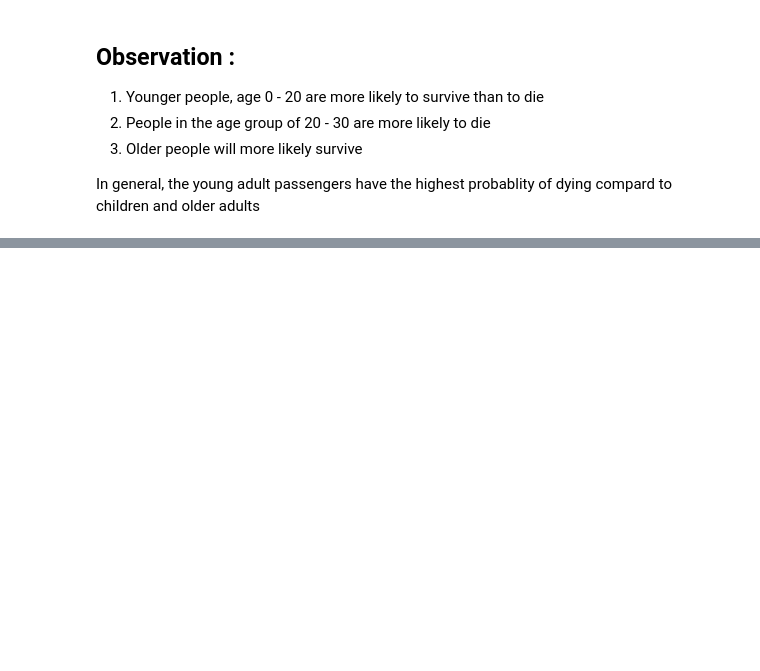
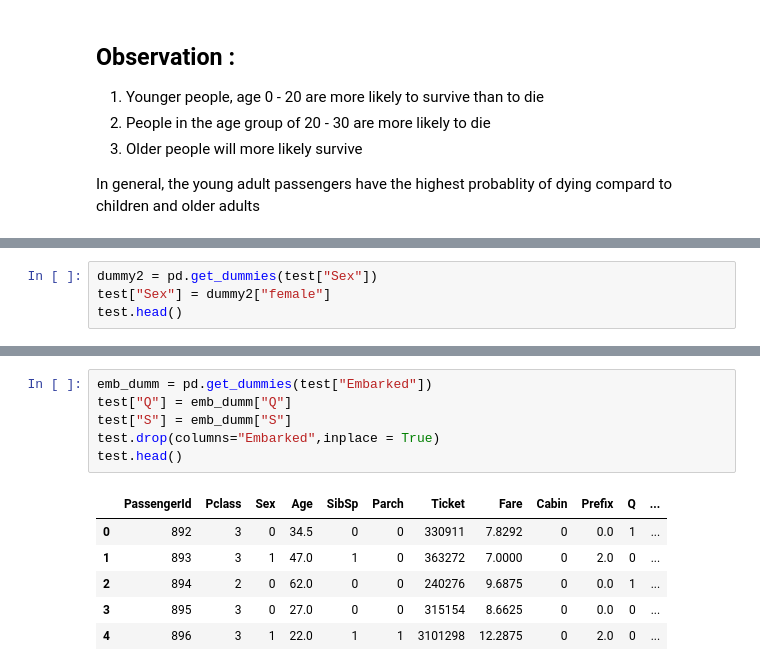
Before and after one commit to eshitagoel/Titanic_Survival, a Jupyter notebook: Titanic Survival.ipynb, the cells around one changed output, grey strips where cells are left out. Drawn from its saved outputs; the diff is of its cells as text; blank space fills up the shorter version.

```diff
--- a/Titanic Survival.ipynb
+++ b/Titanic Survival.ipynb
@@ -339,0 +383,4 @@ In general, the young adult passengers have the highest probablity of dying comp
+# %%
+dummy2 = pd.get_dummies(test["Sex"])
+test["Sex"] = dummy2["female"]
+test.head()
@@ -339,0 +420,13 @@ In general, the young adult passengers have the highest probablity of dying comp
+# %%
+emb_dumm = pd.get_dummies(test["Embarked"])
+test["Q"] = emb_dumm["Q"]
+test["S"] = emb_dumm["S"]
+test.drop(columns="Embarked",inplace = True)
+test.head()
+# %% [output]
+|  | PassengerId | Pclass | Sex | Age | SibSp | Parch | Ticket | Fare | Cabin | Prefix | Q | ... |
+| 0 | 892 | 3 | 0 | 34.5 | 0 | 0 | 330911 | 7.8292 | 0 | 0.0 | 1 | ... |
+| 1 | 893 | 3 | 1 | 47.0 | 1 | 0 | 363272 | 7.0000 | 0 | 2.0 | 0 | ... |
+| 2 | 894 | 2 | 0 | 62.0 | 0 | 0 | 240276 | 9.6875 | 0 | 0.0 | 1 | ... |
+| 3 | 895 | 3 | 0 | 27.0 | 0 | 0 | 315154 | 8.6625 | 0 | 0.0 | 0 | ... |
+| 4 | 896 | 3 | 1 | 22.0 | 1 | 1 | 3101298 | 12.2875 | 0 | 2.0 | 0 | ... |
```
Also changed, not shown: parts of 16 cells of this notebook.
